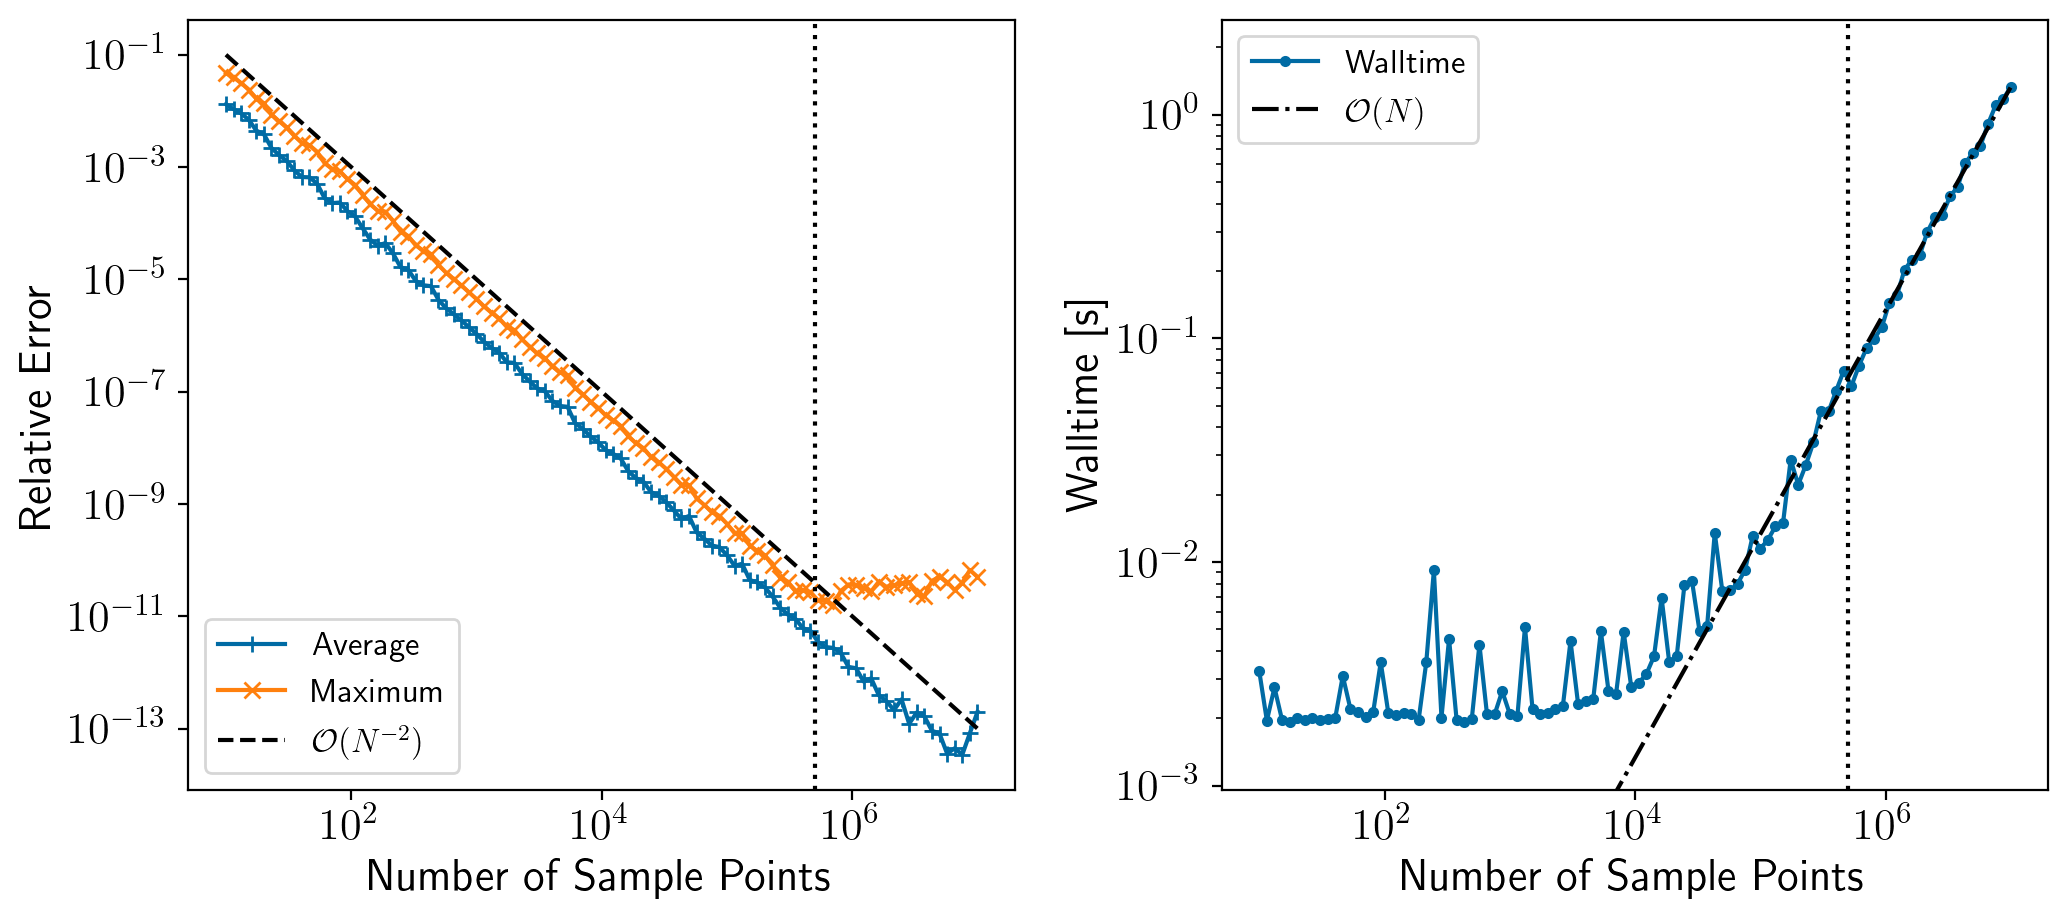
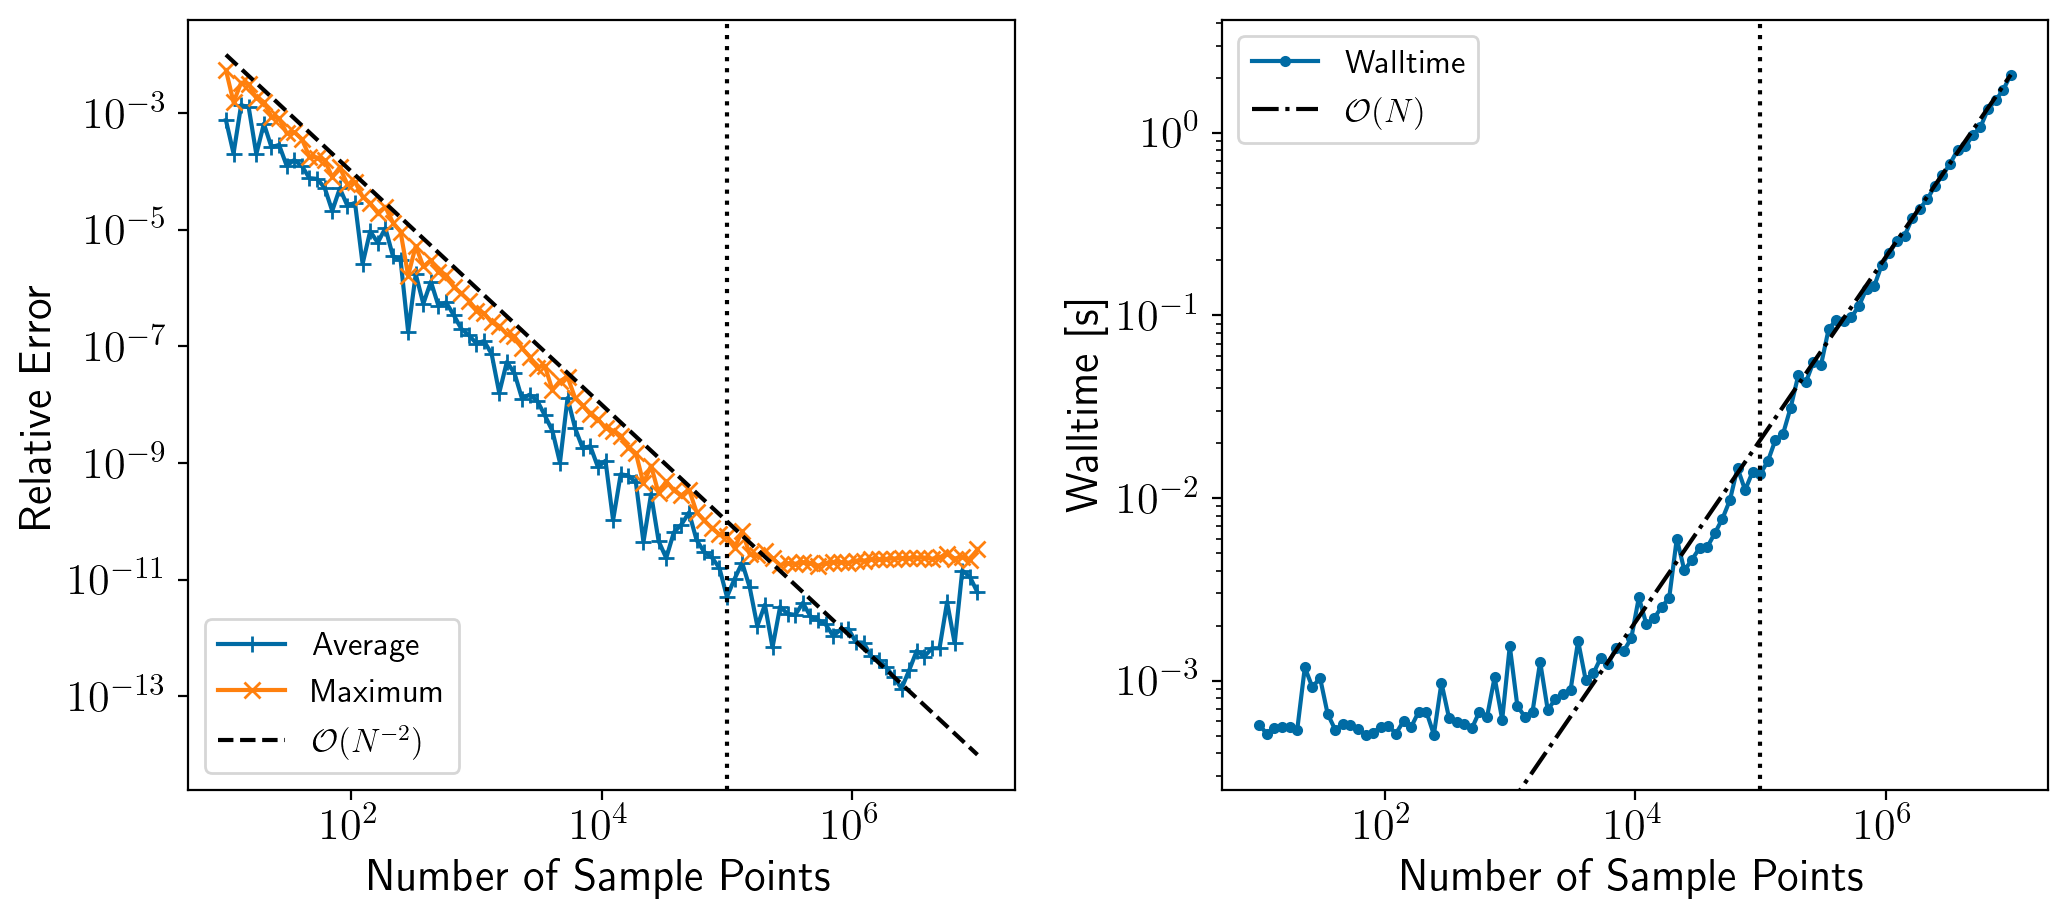
Code edit (unified diff) that turned the first committed figure into the second:
--- before
+++ after
@@ -3,9 +3,9 @@
 ax[0].loglog(pts, avg_rel_err, "+-", label="Average")
 ax[0].loglog(pts, max_rel_err, "x-", label="Maximum")
-ax[0].loglog(pts, pts[0] / pts**2, "k--", label=r"$\mathcal{O}(N^{-2})$")
+ax[0].loglog(pts, 1 / pts**2, "k--", label=r"$\mathcal{O}(N^{-2})$")
 ax[0].set_xlabel("Number of Sample Points")
 ax[0].set_ylabel("Relative Error")
 ax[0].legend(prop={"size": 12}, loc=3)
-ax[0].axvline(5e5, ls=":", c="k")
+ax[0].axvline(1e5, ls=":", c="k")
 
 ax[1].loglog(pts, walltimes, "C0.-", label="Walltime")
@@ -15,5 +15,5 @@
 ax[1].set_ylim(np.min(walltimes)/2, np.max(walltimes) * 2)
 ax[1].legend(prop={"size": 12})
-ax[1].axvline(5e5, ls=":", c="k")
+ax[1].axvline(1e5, ls=":", c="k")
 
 plt.subplots_adjust(wspace=0.25)

Commit: simplify to only PchipInterpolator; fixed lognormal normalization